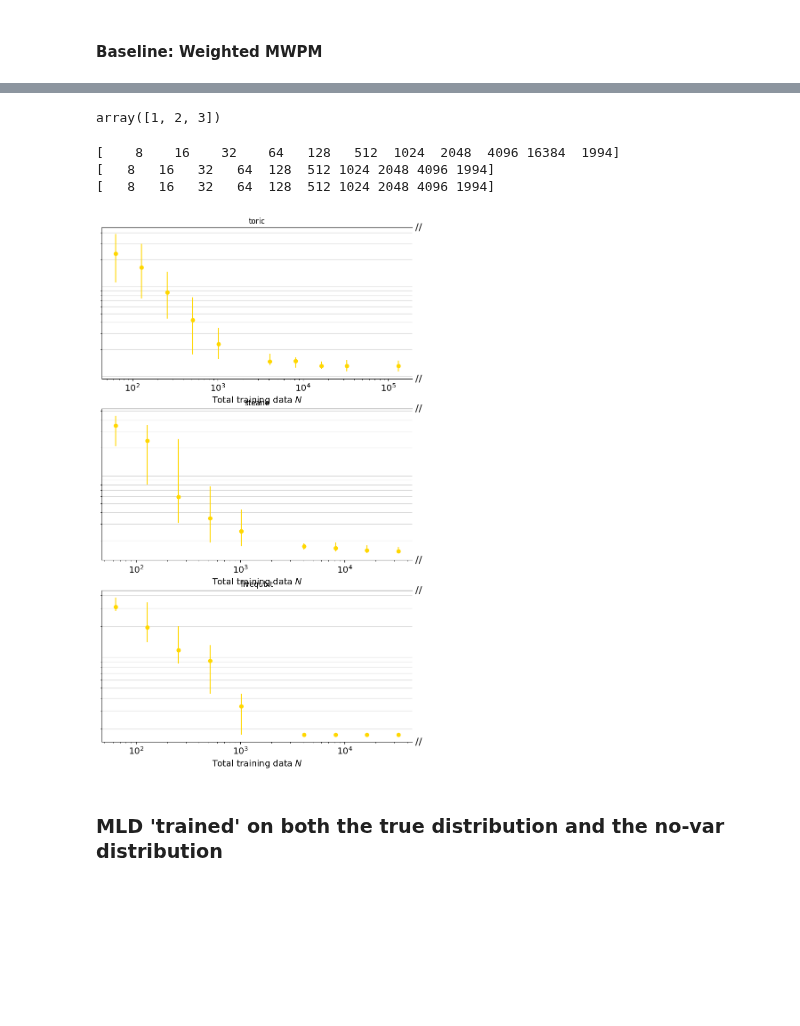
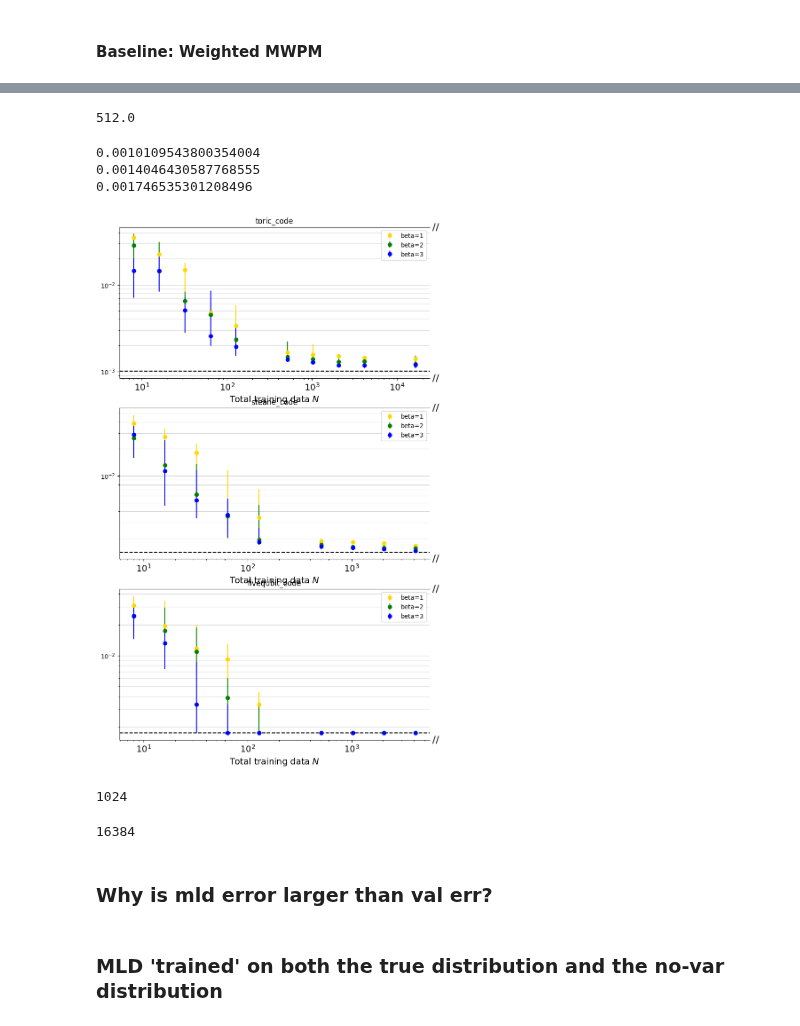
Before and after one commit to peterse/mldec, a Jupyter notebook: src/mldec/analysis/temp_fig2_expansion.ipynb, the cells around one changed output, grey strips where cells are left out. Saved outputs shown, nothing was run; the diff lists cells and outputs as text; code cells hidden in the pictures; blank space fills up the shorter version.

```diff
--- a/src/mldec/analysis/temp_fig2_expansion.ipynb
+++ b/src/mldec/analysis/temp_fig2_expansion.ipynb
@@ -15,12 +15,12 @@ from mldec.utils import analysis
 # %% [markdown]
 #### Experiments v4.1: Initial sweep over $n_{train}$
 # %%
-toric_code_dir = "./results/transformer-toric-code-v4.1"
-steane_code_dir = "./results/transformer-steane-code-v4.1"
-fivequbit_code_dir = "./results/transformer-fivequbit-code-v4.1"
+toric_code_dir = "./results/a4.1-transformer-toric-code"
+steane_code_dir = "./results/a4.1-transformer-steane-code"
+fivequbit_code_dir = "./results/a4.1-transformer-fivequbit-code"
 
-toric_code_df = analysis.recover_unfinished_run(toric_code_dir)
-steane_code_df = analysis.recover_unfinished_run(steane_code_dir)
+toric_code_df = pd.read_csv(os.path.join(toric_code_dir, "transformer_toric_code_results.csv"))
+steane_code_df = pd.read_csv(os.path.join(steane_code_dir, "transformer_steane_code_results.csv"))
 fivequbit_code_df = pd.read_csv(os.path.join(fivequbit_code_dir, "transformer_fivequbit_code_results.csv"))
 # %% [markdown]
 ## Run analysis
@@ -38,7 +29,3 @@ toric_code_df.head()
-# %%
-fivequbit_code_df["beta"].unique()
-# %% [output]
-array([1, 2, 3])
 # %%
 # ptrue = 0.01
 # var = 0.01
@@ -70,50 +56,66 @@ def ana_by_batch_size(df, col_name, quantile, append_inf=True):
     return batch_sizes, medians, bounds
 # %%
 quantile = 0.9
-dct = {"steane": {}, "toric": {}, "fivequbit": {}}
-betas = [1]
+dct = {"steane_code": {}, "toric_code": {}, "fivequbit_code": {}}
+betas = [1,2,3]
 for beta in betas:
-    dct["toric"][beta] = ana_by_batch_size(toric_code_df[toric_code_df["beta"] == beta], "val_acc", quantile)
-    dct["steane"][beta] = ana_by_batch_size(steane_code_df[steane_code_df["beta"] == beta], "val_acc", quantile)
-    dct["fivequbit"][beta] = ana_by_batch_size(fivequbit_code_df[fivequbit_code_df["beta"] == beta], "val_acc", quantile)
+    dct["toric_code"][beta] = ana_by_batch_size(toric_code_df[toric_code_df["beta"] == beta], "val_acc", quantile)
+    dct["steane_code"][beta] = ana_by_batch_size(steane_code_df[steane_code_df["beta"] == beta], "val_acc", quantile)
+    dct["fivequbit_code"][beta] = ana_by_batch_size(fivequbit_code_df[fivequbit_code_df["beta"] == beta], "val_acc", quantile)
-# %% [output]
-[    8    16    32    64   128   512  1024  2048  4096 16384  1994]
-[   8   16   32   64  128  512 1024 2048 4096 1994]
-[   8   16   32   64  128  512 1024 2048 4096 1994]
+# %%
+4096 / 8
+# %% [output]
+512.0
 # %%
 fig, axes = plt.subplots(3, 1, figsize=(9, 15))
 
 beta_colors = ["gold", "green", "blue"]
 novar_marker="x"
 novar_alpha = 0.9
-n_batches = 8 # the total training data is this time n_batches
+n_batches = 8 # the total training data n_batches*batch_size
 
-code_names = ["toric", "steane", "fivequbit"]
+code_names = ["toric_code", "steane_code", "fivequbit_code"]
 for ax_j,code_name in enumerate(code_names):
     ax = axes[ax_j]
     for i in range(len(betas)):
         batch_sizes, medians_beta, bounds_beta = dct[code_name][betas[i]]
         color = beta_colors[i]
-    ax.errorbar(batch_sizes[:-1] * n_batches, medians_beta[:-1], yerr=bounds_beta[:,:-1], fmt='o', c=color)
+        ax.errorbar(batch_sizes[:-1] , medians_beta[:-1], yerr=bounds_beta[:,:-1], fmt='o', c=color, label=f"beta={betas[i]}")
 
+    mld_err = 1 - mld_results.get(code_name)[0]
+    print(mld_err)
+    ax.axhline(mld_err, ls='--', c='k')
 for j, ax in enumerate(axes):
     ax.set_title(code_names[j])
     ax.annotate('//', xy=(1.02, 0),  xycoords='axes fraction', ha='center', va='center', fontsize=16)
     ax.annotate('//', xy=(1.02, 1),  xycoords='axes fraction', ha='center', va='center', fontsize=16)
 
     ax.loglog()
     ax.spines[['right']].set_visible(False)
     ax.set_xlabel(r"Total training data $N$", fontsize=14)
 
     # ax2.set_ylabel(r"Median logical error rate")
     # change xticklabel sizes
     ax.tick_params(axis='x', labelsize=14)
     # put annotated '//' at y=0, x=xlim[1] in axis coordinates
     ax.grid(which='both', alpha=0.5, axis='y')
-
-    plt.setp(ax.get_yticklabels(), visible=False)
-    ax.tick_params(left=False, labelleft=False)
+    ax.legend()
+    # plt.setp(ax.get_yticklabels(), visible=False)
+    # ax.tick_params(left=False, labelleft=False)
 # %% [output]
+0.0010109543800354004
+0.0014046430587768555
+0.001746535301208496
-[figure, old version]
+[figure, new version]
+# %%
+2**10
+# %% [output]
+1024
+# %%
+2048 * 8
+# %% [output]
+16384
+# %% [markdown]
+### Why is mld error larger than val err?
 # %% [markdown]
 ### MLD 'trained' on both the true distribution and the no-var distribution
```
Also changed, not shown: parts of 5 cells of this notebook, 3 other files.
